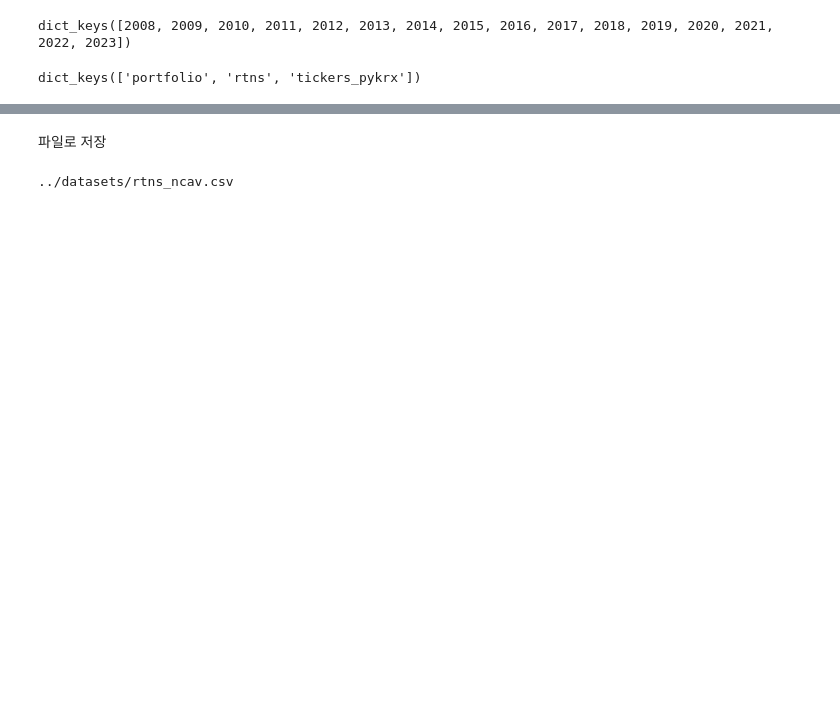
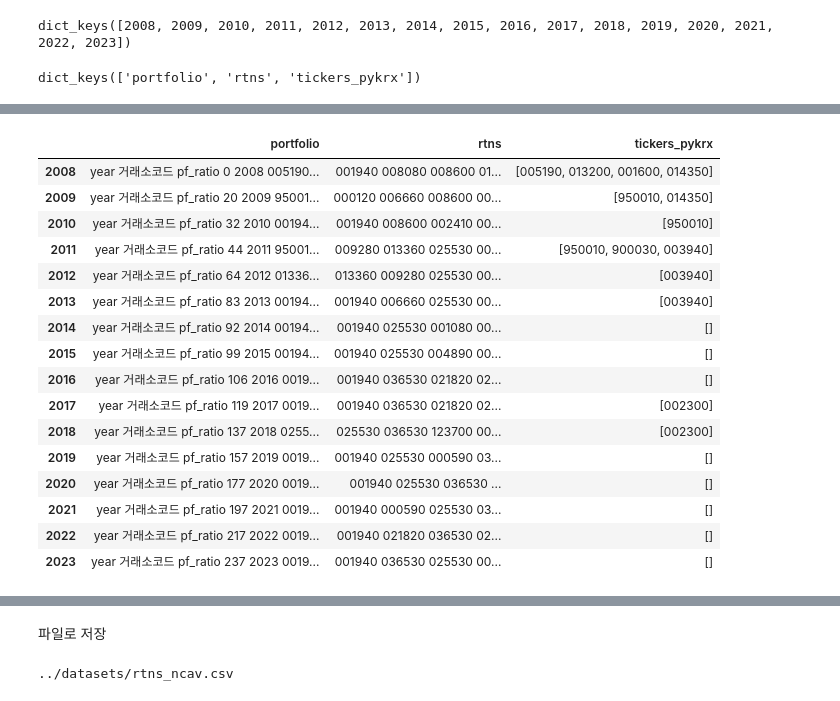
Before and after one commit to dohyung9810/quant, a Jupyter notebook: quant/03_포트폴리오수익률계산.ipynb, the cells around one changed output, grey strips where cells are left out. Saved outputs shown, nothing was run; the diff lists cells and outputs as text; code cells hidden in the pictures; blank space fills up the shorter version.

```diff
--- a/quant/03_포트폴리오수익률계산.ipynb
+++ b/quant/03_포트폴리오수익률계산.ipynb
@@ -274,3 +298,23 @@ total_rtns
+# %%
+df
+# %% [output]
+|  | portfolio | rtns | tickers_pykrx |
+| 2008 | year 거래소코드 pf_ratio 0 2008 005190... | 001940 008080 008600 01... | [005190, 013200, 001600, 014350] |
+| 2009 | year 거래소코드 pf_ratio 20 2009 95001... | 000120 006660 008600 00... | [950010, 014350] |
+| 2010 | year 거래소코드 pf_ratio 32 2010 00194... | 001940 008600 002410 00... | [950010] |
+| 2011 | year 거래소코드 pf_ratio 44 2011 95001... | 009280 013360 025530 00... | [950010, 900030, 003940] |
+| 2012 | year 거래소코드 pf_ratio 64 2012 01336... | 013360 009280 025530 00... | [003940] |
+| 2013 | year 거래소코드 pf_ratio 83 2013 00194... | 001940 006660 025530 00... | [003940] |
+| 2014 | year 거래소코드 pf_ratio 92 2014 00194... | 001940 025530 001080 00... | [] |
+| 2015 | year 거래소코드 pf_ratio 99 2015 00194... | 001940 025530 004890 00... | [] |
+| 2016 | year 거래소코드 pf_ratio 106 2016 0019... | 001940 036530 021820 02... | [] |
+| 2017 | year 거래소코드 pf_ratio 119 2017 0019... | 001940 036530 021820 02... | [002300] |
+| 2018 | year 거래소코드 pf_ratio 137 2018 0255... | 025530 036530 123700 00... | [002300] |
+| 2019 | year 거래소코드 pf_ratio 157 2019 0019... | 001940 025530 000590 03... | [] |
+| 2020 | year 거래소코드 pf_ratio 177 2020 0019... | 001940 025530 036530 ... | [] |
+| 2021 | year 거래소코드 pf_ratio 197 2021 0019... | 001940 000590 025530 03... | [] |
+| 2022 | year 거래소코드 pf_ratio 217 2022 0019... | 001940 021820 036530 02... | [] |
+| 2023 | year 거래소코드 pf_ratio 237 2023 0019... | 001940 036530 025530 00... | [] |
 # %%
 total_rtns = pd.merge(
     # total_rtns, df_kospi[['event', '귀속년도', 'rtn']],
```
Also changed, not shown: parts of 7 cells of this notebook.
